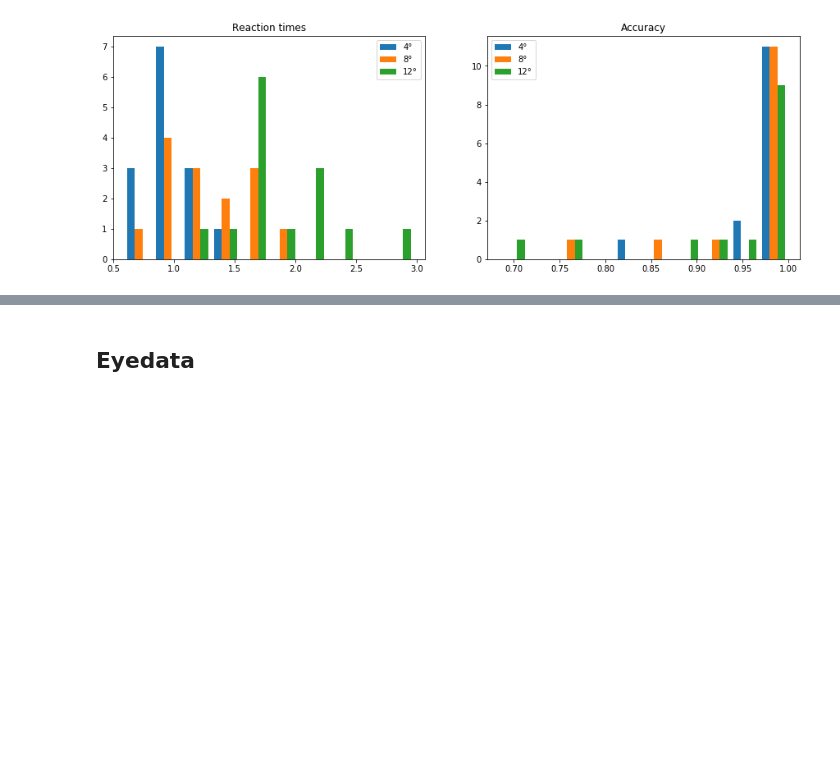
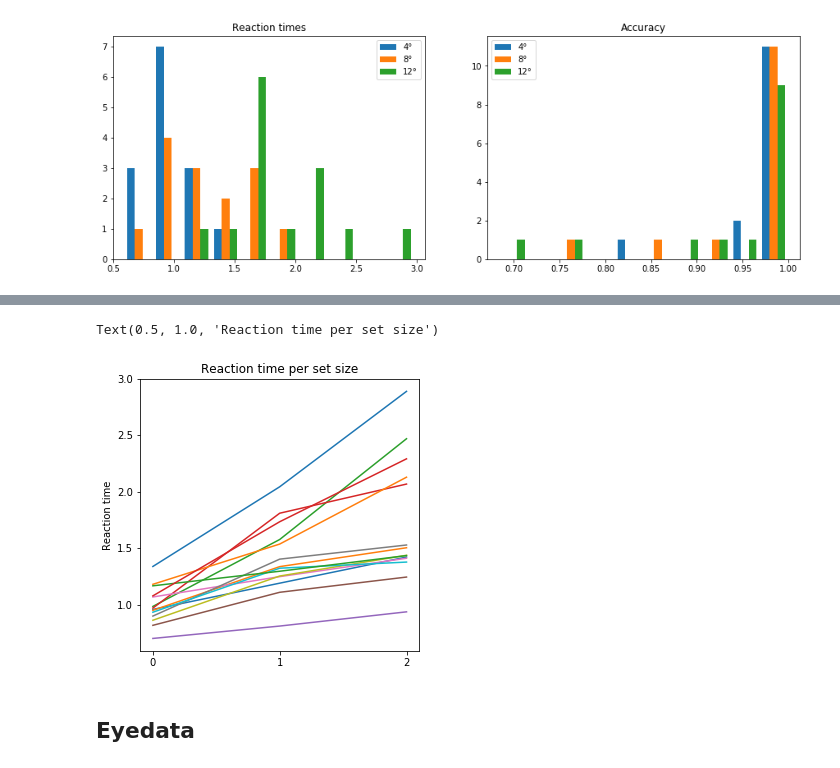
Before and after one commit to iverissimo/Crowding, a Jupyter notebook: Crowding in visual search data analysis.ipynb, the cells around one changed output, grey strips where cells are left out. Saved outputs shown, nothing was run; the diff lists cells and outputs as text; code cells hidden in the pictures; blank space fills up the shorter version.

Commit message:
Added RT set size analysis

```diff
--- a/Crowding in visual search data analysis.ipynb
+++ b/Crowding in visual search data analysis.ipynb
@@ -225,9 +225,10 @@ trials = 720
 blocks = 4
 trials_block = total_trials/blocks
 ecc = [4,8,12]
+set_size = [5,15,30]
 # %%
-rt_ecc_mean = np.zeros((len(subjects),len(ecc)))
-acc_ecc_mean = np.zeros((len(subjects),len(ecc)))
+rt_ecc = np.zeros((len(subjects),len(ecc)))
+acc_ecc = np.zeros((len(subjects),len(ecc)))
 rt_ecc_std = np.zeros((len(subjects),len(ecc)))
 acc_ecc_std = np.zeros((len(subjects),len(ecc)))
 
@@ -246,14 +247,14 @@ for sub in range(len(subjects)):
                 else:
                     acc.append(False)
 
-        rt_ecc_mean[sub,e]=np.mean(rts)
-        acc_ecc_mean[sub,e]=np.mean(acc)
+        rt_ecc[sub,e]=np.mean(rts)
+        acc_ecc[sub,e]=np.mean(acc)
         rt_ecc_std[sub,e]=np.std(rts)
         acc_ecc_std[sub,e]=np.std(acc)
 
-rt_mean = np.mean(rt_ecc_mean,axis=1)
+rt_mean = np.mean(rt_ecc,axis=1)
 rt_std = np.std(rt_ecc_mean, axis=1)
-acc_mean = np.mean(acc_ecc_mean, axis=1)
+acc_mean = np.mean(acc_ecc, axis=1)
 acc_std = np.std(acc_ecc_mean, axis=1)
 # %% [markdown]
 **Reaction times**
@@ -294,0 +298,17 @@ plt.legend(['4°','8°','12°'])
+# %%
+rt_setsize = np.zeros((len(subjects),len(set_size)))
+
+for sub in range(len(subjects)):
+    data_sub = pd.read_csv(search_files[sub], sep='\t')
+
+    for s in range(len(set_size)):
+        rts = []
+
+        for n in range(len(data_sub)):
+            if data_sub['set_size'][n]==set_size[s]:
+                if data_sub['key_pressed'][n]== data_sub['target_orientation'][n]:
+                    rts.append(data_sub["RT"][n])
+
+        rt_setsize[sub,s]=np.mean(rts)
+
+rt_setsize_mean = np.mean(rt_setsize,axis=0)
@@ -295,3 +338,15 @@ plt.legend(['4°','8°','12°'])
+# %%
+plt.figure(figsize=(5,5))
+
+for sub in range(len(subjects)):
+    plt.plot(rt_setsize[sub])
+
+plt.xticks([0,1,2])
+plt.ylabel('Reaction time')
+plt.title('Reaction time per set size')
+# %% [output]
+Text(0.5, 1.0, 'Reaction time per set size')
+[figure, added]
 # %% [markdown]
 ## Eyedata
 # %%
```
Also changed, not shown: parts of 5 cells of this notebook.
